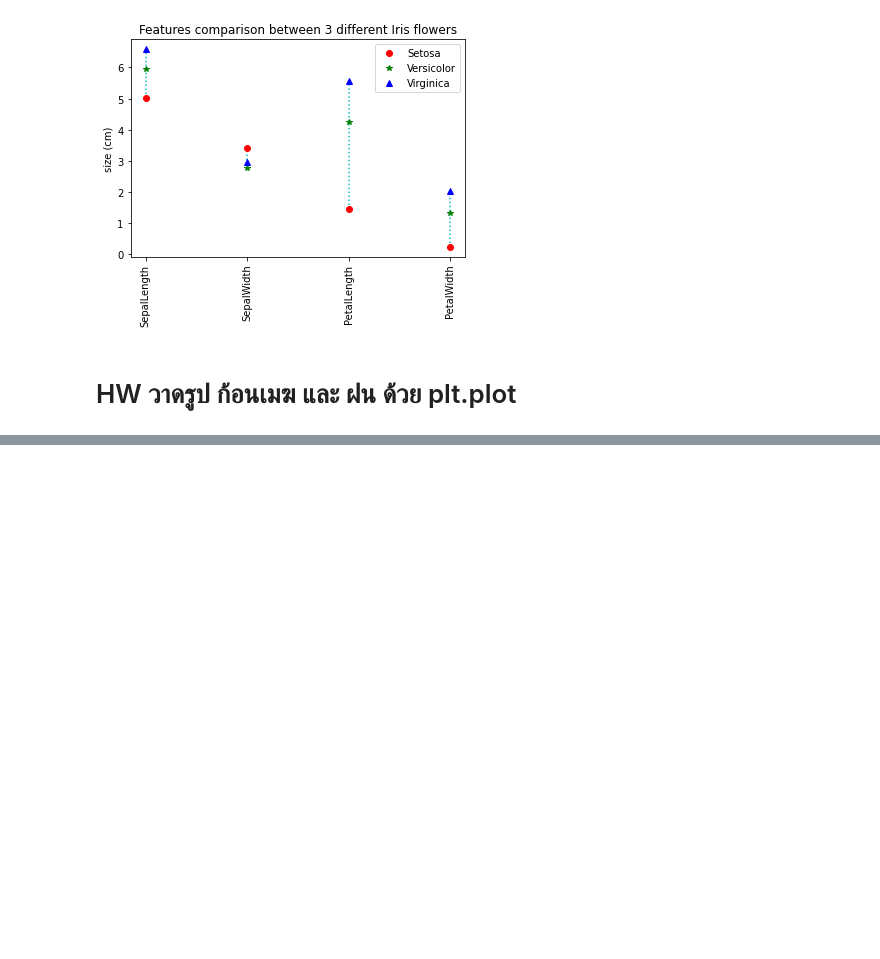
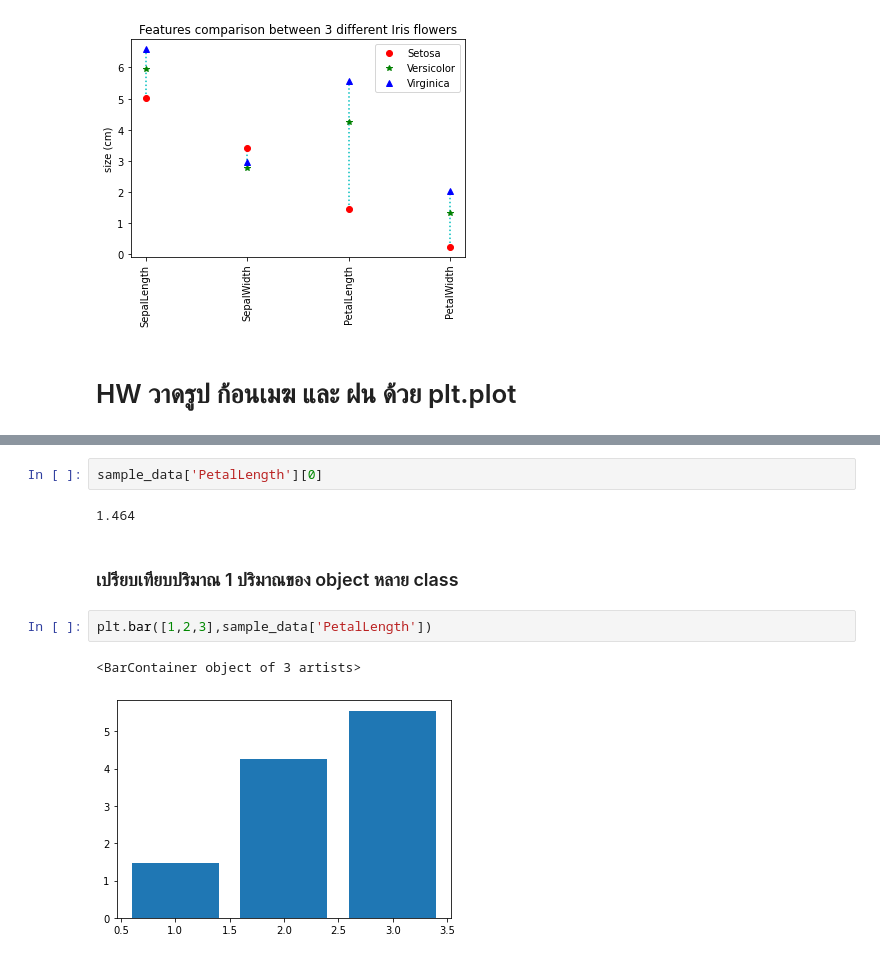
Before and after one commit to Plaifha/data_viz_2022, a Jupyter notebook: DataViz04_Data_Comparison.ipynb, the cells around one changed output, grey strips where cells are left out. Drawn from its saved outputs; the diff is of its cells as text; blank space fills up the shorter version.

```diff
--- a/DataViz04_Data_Comparison.ipynb
+++ b/DataViz04_Data_Comparison.ipynb
@@ -152,0 +178,11 @@ plt.title('Clouds and Rain');
+# %%
+sample_data['PetalLength'][0]
+# %% [output]
+1.464
+# %% [markdown]
+### เปรียบเทียบปริมาณ 1 ปริมาณของ object หลาย class
+# %%
+plt.bar([1,2,3],sample_data['PetalLength'])
+# %% [output]
+<BarContainer object of 3 artists>
+[figure, added]
```
Also changed, not shown: parts of 48 cells of this notebook.
